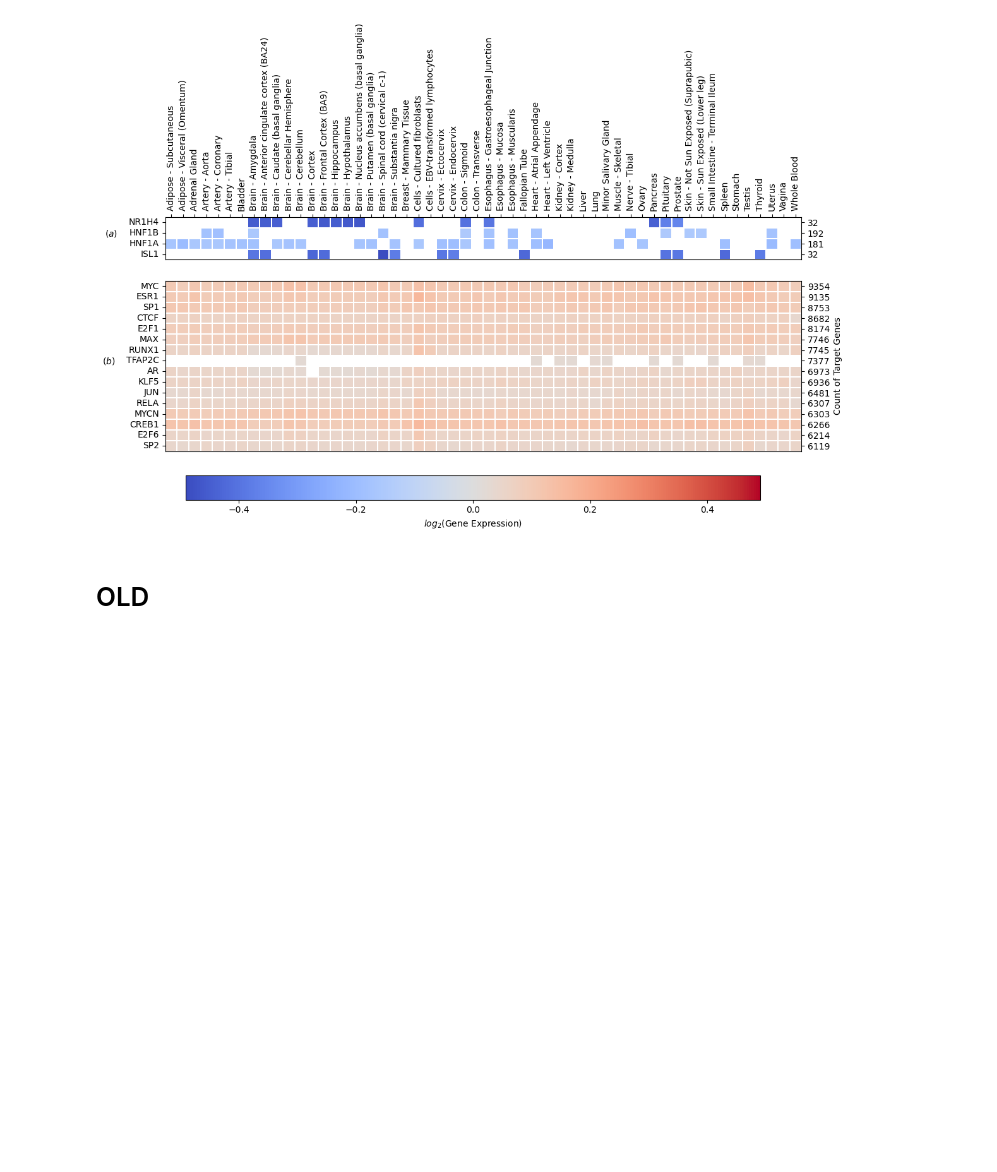
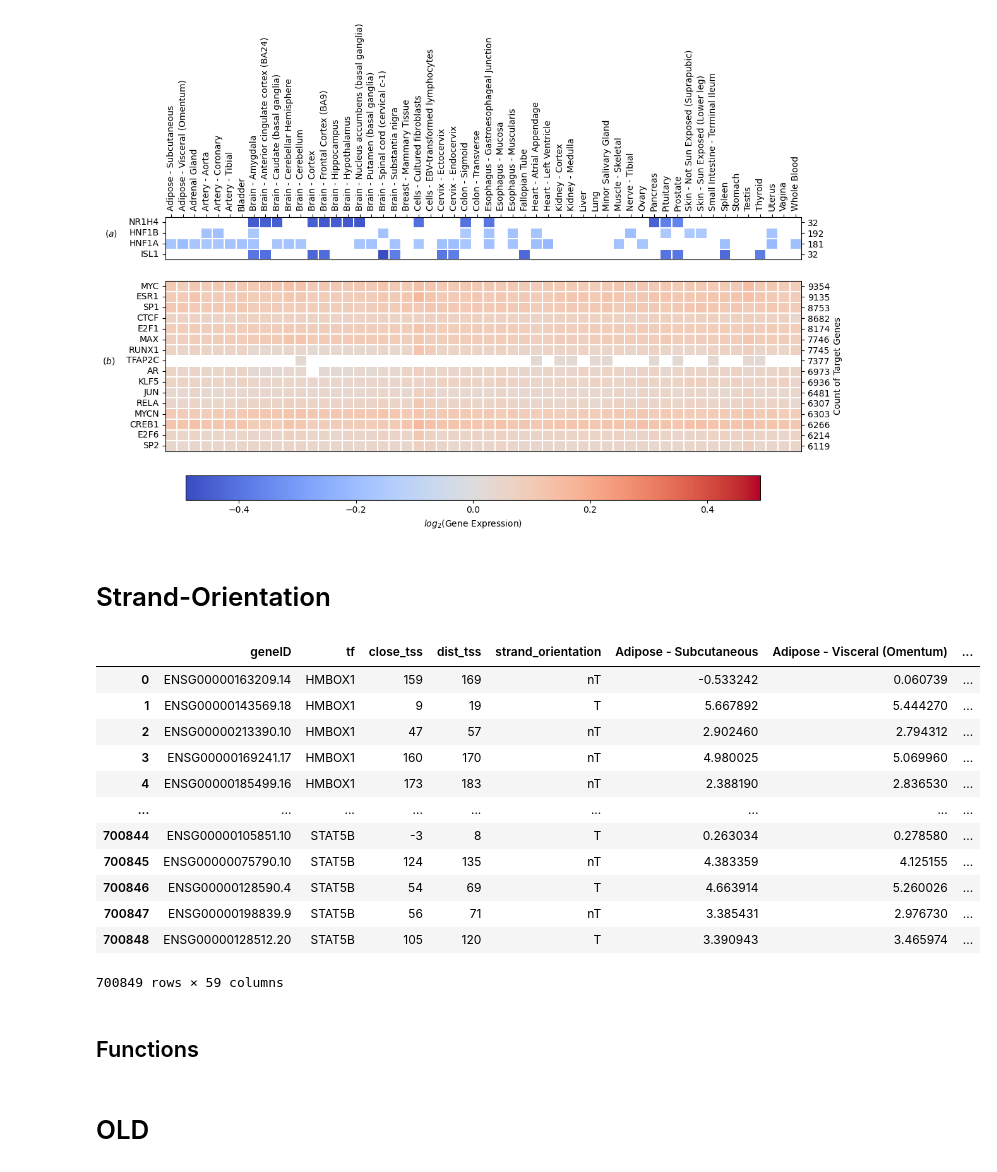
Before and after one commit to JulianMeigen/Bachelor, a Jupyter notebook: E_Single_TFBS/Pearson_seaborn.ipynb, the cells around one changed output. Cells and saved outputs as stored; diff of their text form; code cells hidden in the pictures; blank space fills up the shorter version.

Commit message:
finished vacation, small changes and BA tables etc

```diff
--- a/E_Single_TFBS/Pearson_seaborn.ipynb
+++ b/E_Single_TFBS/Pearson_seaborn.ipynb
@@ -778,3 +884,25 @@ fig.colorbar(sm, cax=cax, orientation="horizontal", location="bottom", label="$l
 #plt.savefig(r"images_BA/heat_homotypic_pearson_extreme_and_most.pdf", bbox_inches = 'tight')
 # %% [output]
 [figure]
+# %% [markdown]
+# Strand-Orientation
+# %%
+df_combined_log_strand = transform_df_expression_to_log2(df_combined, columns_saved=df_combined.columns[1:6])
+# %%
+df_combined_log_strand
+# %% [output]
+|  | geneID | tf | close_tss | dist_tss | strand_orientation | Adipose - Subcutaneous | Adipose - Visceral (Omentum) | ... |
+| 0 | ENSG00000163209.14 | HMBOX1 | 159 | 169 | nT | -0.533242 | 0.060739 | ... |
+| 1 | ENSG00000143569.18 | HMBOX1 | 9 | 19 | T | 5.667892 | 5.444270 | ... |
+| 2 | ENSG00000213390.10 | HMBOX1 | 47 | 57 | nT | 2.902460 | 2.794312 | ... |
+| 3 | ENSG00000169241.17 | HMBOX1 | 160 | 170 | nT | 4.980025 | 5.069960 | ... |
+| 4 | ENSG00000185499.16 | HMBOX1 | 173 | 183 | nT | 2.388190 | 2.836530 | ... |
+| ... | ... | ... | ... | ... | ... | ... | ... | ... |
+| 700844 | ENSG00000105851.10 | STAT5B | -3 | 8 | T | 0.263034 | 0.278580 | ... |
+| 700845 | ENSG00000075790.10 | STAT5B | 124 | 135 | nT | 4.383359 | 4.125155 | ... |
+| 700846 | ENSG00000128590.4 | STAT5B | 54 | 69 | T | 4.663914 | 5.260026 | ... |
+| 700847 | ENSG00000198839.9 | STAT5B | 56 | 71 | nT | 3.385431 | 2.976730 | ... |
+| 700848 | ENSG00000128512.20 | STAT5B | 105 | 120 | T | 3.390943 | 3.465974 | ... |
+700849 rows × 59 columns
+# %% [markdown]
+## Functions
```
Also changed, not shown: parts of 24 cells of this notebook, 10 other files.
